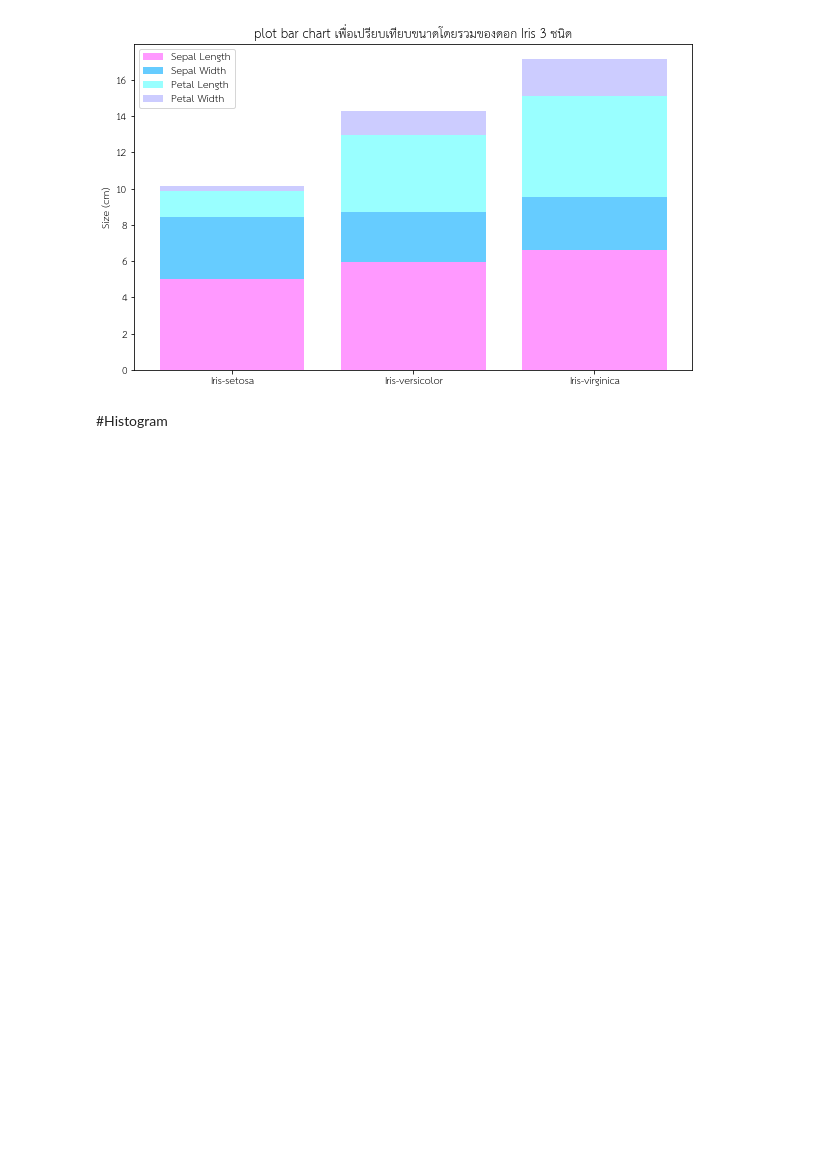
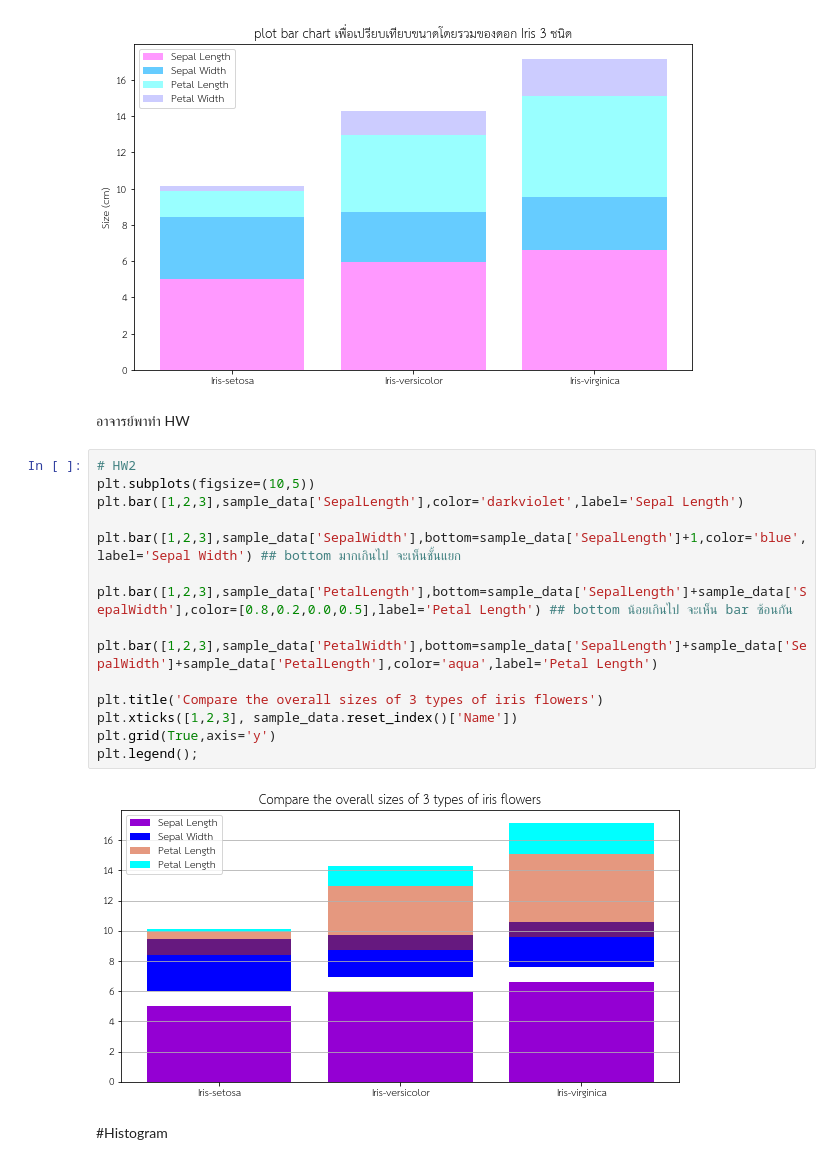
Before and after one commit to Kanyarat-S/data_viz_2020, a Jupyter notebook: DataViz04_Data_Comparison.ipynb, the cells around one changed output. Saved outputs shown, nothing was run; the diff lists cells and outputs as text; blank space fills up the shorter version.

```diff
--- a/DataViz04_Data_Comparison.ipynb
+++ b/DataViz04_Data_Comparison.ipynb
@@ -320,6 +320,25 @@ plt.xticks([1,2,3],sample_data.reset_index()['Name'])
 plt.legend();
 # %% [output]
 [figure]
+# %% [markdown]
+อาจารย์พาทำ HW
+# %%
+# HW2
+plt.subplots(figsize=(10,5))
+plt.bar([1,2,3],sample_data['SepalLength'],color='darkviolet',label='Sepal Length')
+
+plt.bar([1,2,3],sample_data['SepalWidth'],bottom=sample_data['SepalLength']+1,color='blue',label='Sepal Width') ## bottom มากเกินไป จะเห็นชั้นแยก
+
+plt.bar([1,2,3],sample_data['PetalLength'],bottom=sample_data['SepalLength']+sample_data['SepalWidth'],color=[0.8,0.2,0.0,0.5],label='Petal Length') ## bottom น้อยเกินไป จะเห็น bar ซ้อนกัน
+
+plt.bar([1,2,3],sample_data['PetalWidth'],bottom=sample_data['SepalLength']+sample_data['SepalWidth']+sample_data['PetalLength'],color='aqua',label='Petal Length')
+
+plt.title('Compare the overall sizes of 3 types of iris flowers')
+plt.xticks([1,2,3], sample_data.reset_index()['Name'])
+plt.grid(True,axis='y')
+plt.legend();
+# %% [output]
+[figure, added]
 # %% [markdown]
 #Histogram
 # %% [markdown]
```
Also changed, not shown: parts of 24 cells of this notebook.
